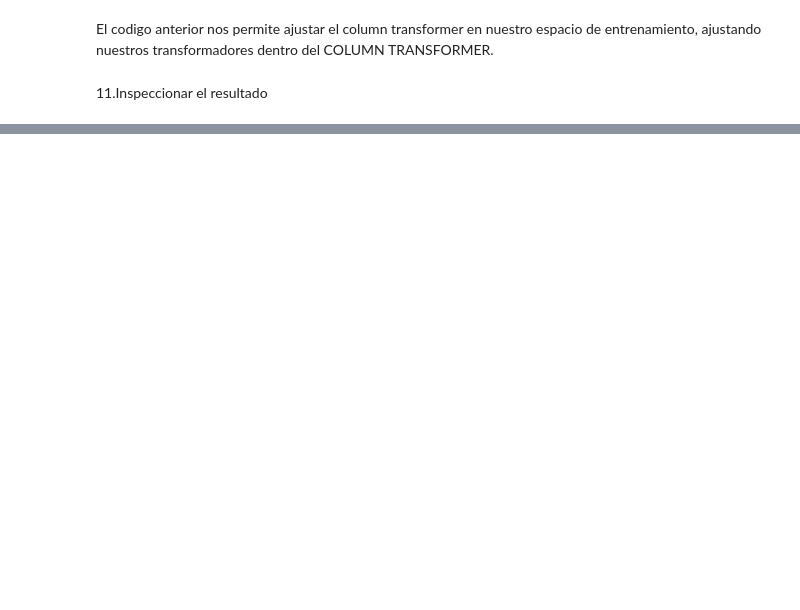
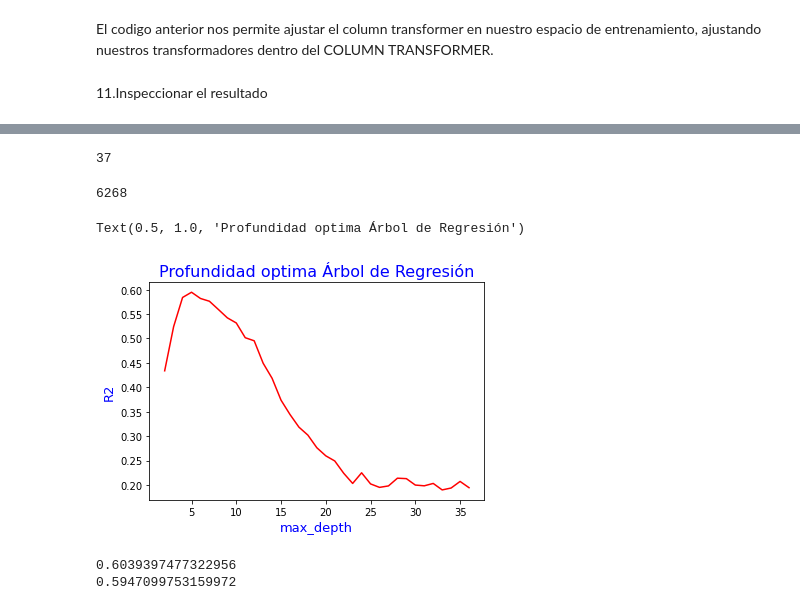
Before and after one commit to Angelica2929/sales_prediction, a Jupyter notebook: Preprocesamiento_modelo.ipynb, the cells around one changed output, grey strips where cells are left out. Cells and saved outputs as stored; diff of their text form; code cells hidden in the pictures; blank space fills up the shorter version.

```diff
--- a/Preprocesamiento_modelo.ipynb
+++ b/Preprocesamiento_modelo.ipynb
@@ -281,0 +350,2 @@ Realizamos varias tranformaciones en un solo paso de transformacion, acortando e
+# %%
+reg.fit(X_train_processed,y_train)
@@ -281,0 +439,2 @@ Realizamos varias tranformaciones en un solo paso de transformacion, acortando e
+# %%
+dec_tree = DecisionTreeRegressor(random_state = 42)
@@ -281,0 +443,2 @@ Realizamos varias tranformaciones en un solo paso de transformacion, acortando e
+# %%
+dec_tree.fit(X_train_processed, y_train)
@@ -281,0 +482,45 @@ Realizamos varias tranformaciones en un solo paso de transformacion, acortando e
+# %%
+# Esta es la profundidad inicial de nuestro arbol
+dec_tree.get_depth()
+# %% [output]
+37
+# %%
+# Nuestro arbol tiene 6.268 nodos hojas
+dec_tree.get_n_leaves()
+# %% [output]
+6268
+# %%
+# Lista de valores a probar para calcular el valor de max_depth:
+
+max_profundidad_rango = list(range(2, 37))# calcula un valor entre 2 y 37
+
+# Se almacena la puntuacion de cada valor
+
+r2 = []
+for depth in max_profundidad_rango:
+    dec_tree = DecisionTreeRegressor(max_depth = depth,
+                             random_state = 42)
+    dec_tree.fit(X_train_processed, y_train)
+    score = dec_tree.score(X_test_processed, y_test)
+    r2.append(score)
+# %%
+# Visualizar qué valor de max_depth lleva a una puntuación R2 más alta
+
+import matplotlib.pyplot as plt
+plt.plot(max_profundidad_rango, r2, color = 'red')
+plt.xlabel('max_depth', fontsize = 13 , color = 'blue')
+plt.ylabel('R2',fontsize = 13 , color = 'blue');
+plt.title('Profundidad optima Árbol de Regresión', fontsize = 16 , color = 'blue')
+# %% [output]
+Text(0.5, 1.0, 'Profundidad optima Árbol de Regresión')
+[figure, added]
+# %%
+dec_tree_5 = DecisionTreeRegressor(max_depth = 5, random_state = 42)
+dec_tree_5.fit(X_train_processed, y_train)
+train_5_score = dec_tree_5.score(X_train_processed, y_train)
+test_5_score = dec_tree_5.score(X_test_processed, y_test)
+print(train_5_score)
+print(test_5_score)
+# %% [output]
+0.6039397477322956
+0.5947099753159972
```
Also changed, not shown: parts of 57 cells of this notebook.
